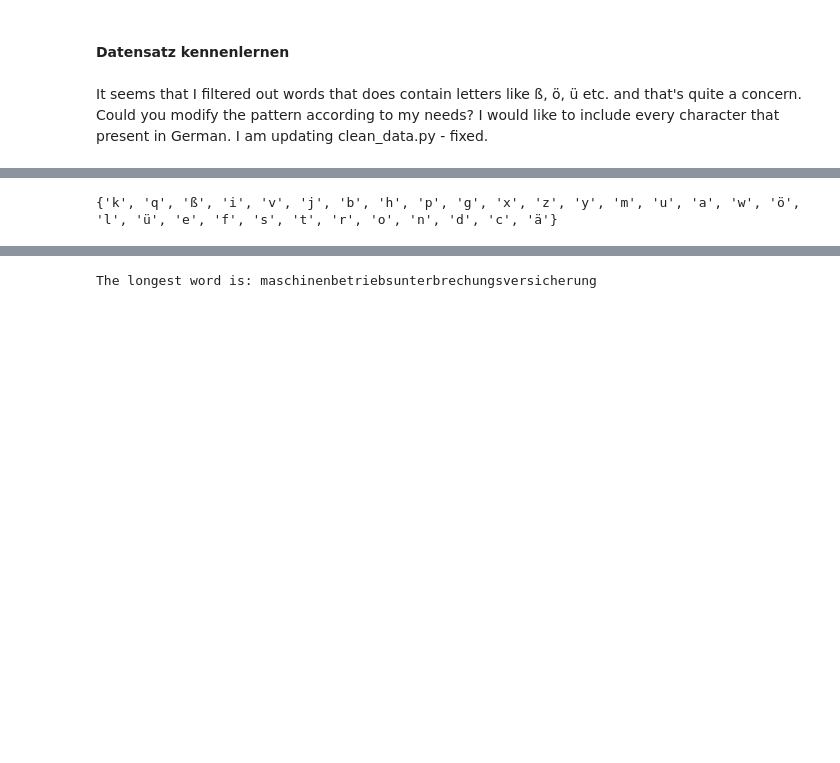
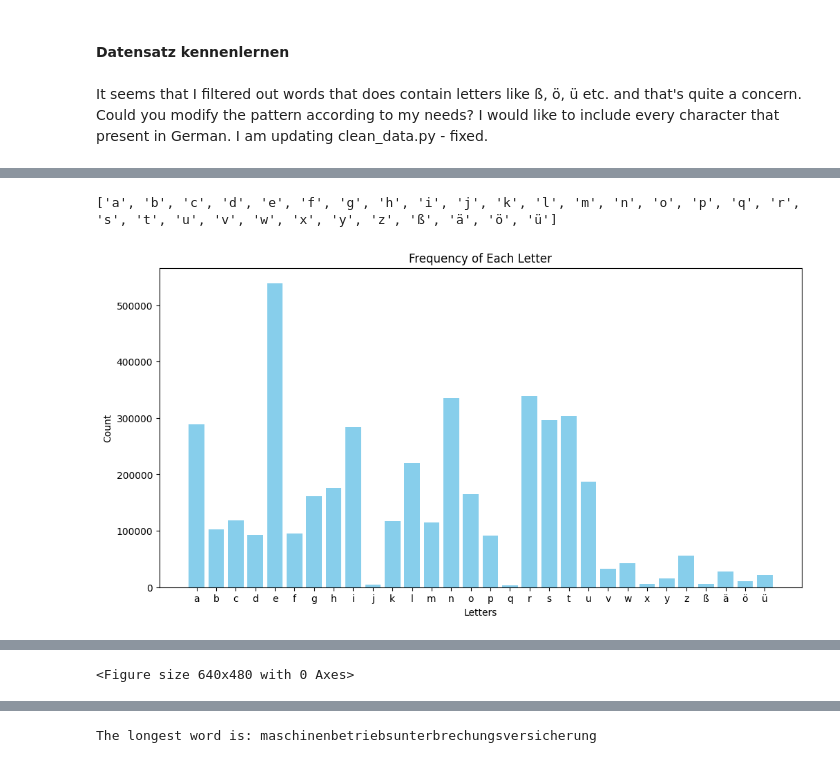
Before and after one commit to zalanfulop/german_nouns, a Jupyter notebook: noun_gender_predict.ipynb, the cells around one changed output, grey strips where cells are left out. Drawn from its saved outputs; the diff is of its cells as text; code cells hidden in the pictures; blank space fills up the shorter version.

```diff
--- a/noun_gender_predict.ipynb
+++ b/noun_gender_predict.ipynb
@@ -373,11 +379,39 @@ Wall time: 4.14 s
 # Joining all words into one string is too much for the computer
 # Let us define a function to apply to for 'das_wort'. Let us see the timing, or the ability to run.
 uniq_letters = set.union(*list((df['das_wort'].apply(lambda x: set(x)))))
+# Order them
+uniq_letters = sorted(uniq_letters)
 # %%
 # Ah.. the set of building blocks. All players are present.
 print(uniq_letters)
 # %% [output]
-{'k', 'q', 'ß', 'i', 'v', 'j', 'b', 'h', 'p', 'g', 'x', 'z', 'y', 'm', 'u', 'a', 'w', 'ö', 'l', 'ü', 'e', 'f', 's', 't', 'r', 'o', 'n', 'd', 'c', 'ä'}
+['a', 'b', 'c', 'd', 'e', 'f', 'g', 'h', 'i', 'j', 'k', 'l', 'm', 'n', 'o', 'p', 'q', 'r', 's', 't', 'u', 'v', 'w', 'x', 'y', 'z', 'ß', 'ä', 'ö', 'ü']
 # %%
+%%time
 # Display number of occurences of different letters
-# TODO
+# Initialize a dictionary with zero for each unique character
+uniq_count = {letter : 0 for letter in uniq_letters}
+
+# Counter returns a dict with unique values being keys and their number of occurences being values.
+from collections import Counter
+a = df['das_wort'].apply(lambda x: Counter(x))
+
+# Loop through a pd Series containing dicts which describe {letter: number_of_that_letter} for each entry.
+for uniq_word_letters in a:
+    # Loop through the keys of each dict.
+    for letter in uniq_word_letters:
+        # Add the value found in the dict to the uniq_count variable for the corresponding key.
+        uniq_count[letter] += uniq_word_letters[letter]
+
+# Plot
+plt.figure(figsize=(12, 6))
+plt.bar(uniq_count.keys(), uniq_count.values(), color='skyblue')
+plt.xlabel('Letters')
+plt.ylabel('Count')
+#plt.yscale('log')
+plt.title('Frequency of Each Letter')
+plt.xticks(rotation=0)
+plt.show()
+#plt.savefig('letter_freq.png')
+# %% [output]
+[figure, added]
@@ -384,3 +420,4 @@ print(uniq_letters)
+<Figure size 640x480 with 0 Axes>
 # %%
 %%time
 # Let us collect the length of words
```
Also changed, not shown: parts of 21 cells of this notebook.
